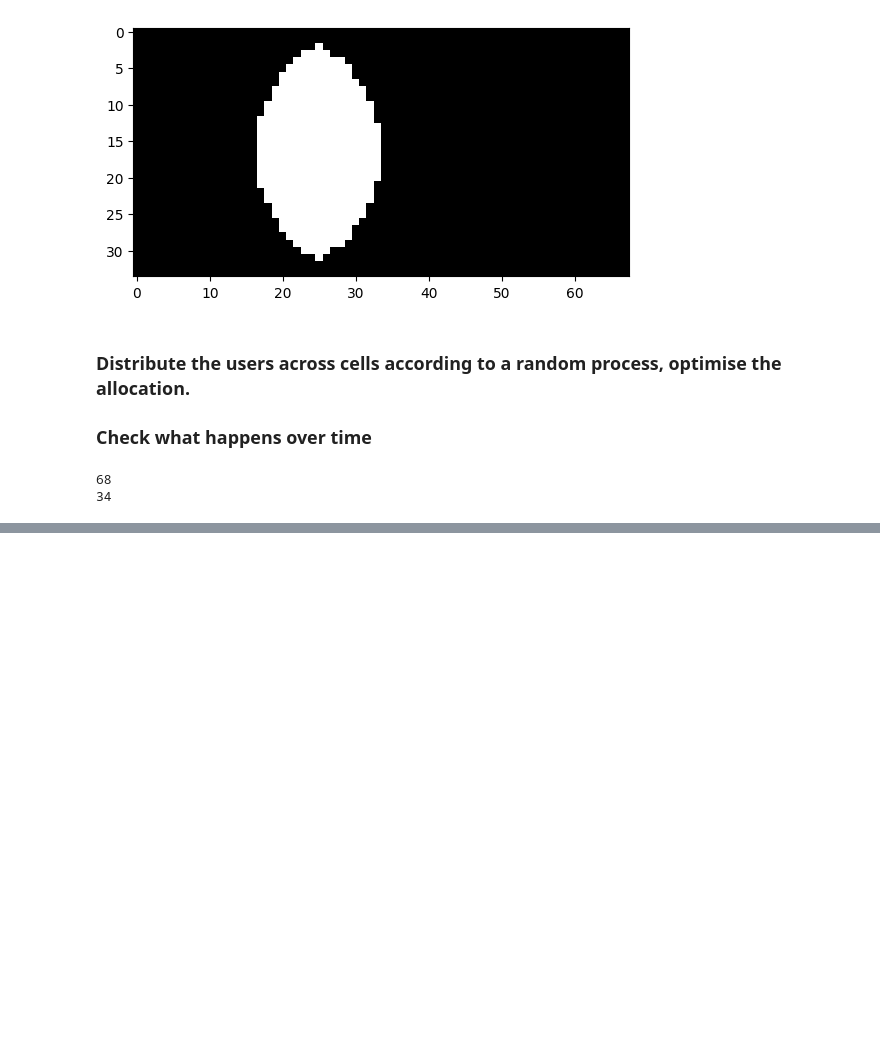
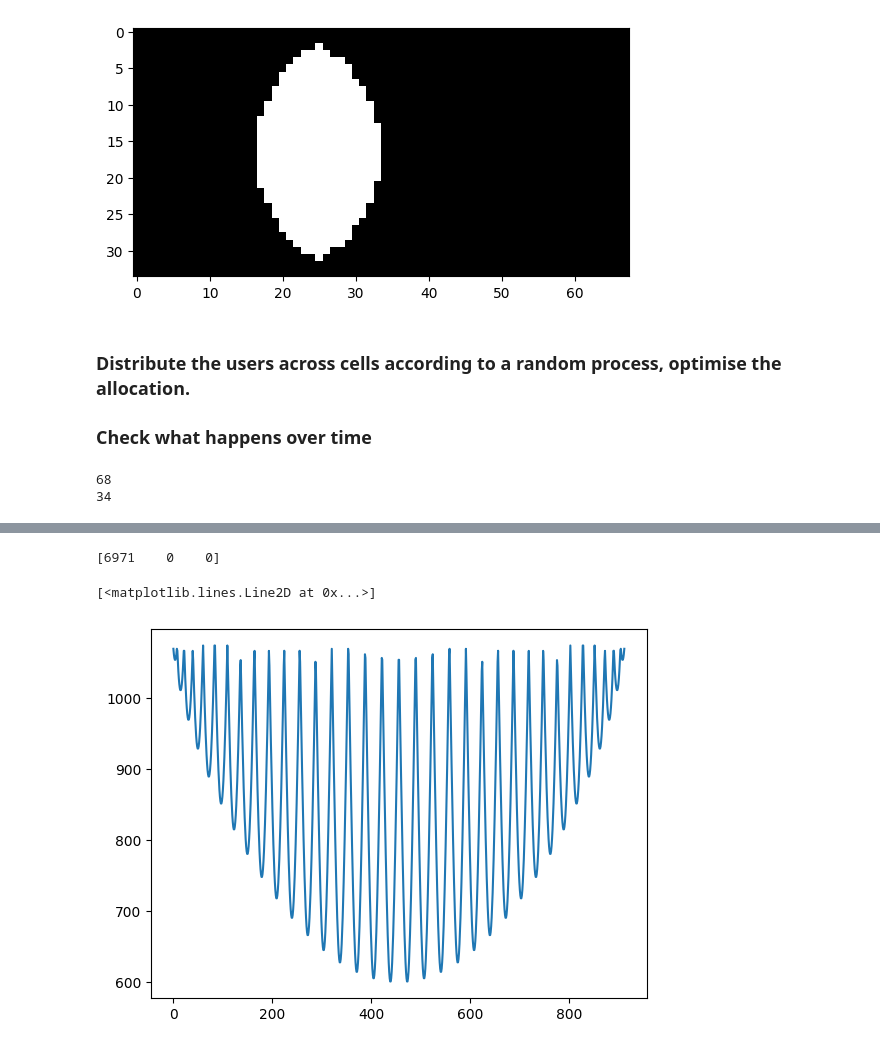
Before and after one commit to AppelEater/P10masters, a Jupyter notebook: investigation_of_demand_over_time.ipynb, the cells around one changed output, grey strips where cells are left out. Cells and saved outputs as stored; diff of their text form; code cells hidden in the pictures; blank space fills up the shorter version.

Commit message:
Implemented Optimisation Algorithm, with a user aggregate system

```diff
--- a/investigation_of_demand_over_time.ipynb
+++ b/investigation_of_demand_over_time.ipynb
@@ -143,12 +143,12 @@ earth_radius = 6371  # in kilometers
 satellite_height = 600  # in meters
 
 # Place a satellite at the
-satellite_position = jnp.array([0, 0, satellite_height + earth_radius])  # in kilometers
+satellite_position = jnp.array([ satellite_height + earth_radius ,0, 0])  # in kilometers
 
 # Calculate the viewing angle
 lat_range, lon_range, _, _,_, angle_of_interest = pl.visible_angle(jnp.deg2rad(30), satellite_position)
 
-lon_range = jnp.array(lon_range)-jnp.pi/2
+lon_range = jnp.array(lon_range)
 lon_range = lon_range.at[1].set(lon_range[1]+(lon_range[1]-lon_range[0]))
 
 # Define the grid size and resolution, with 50 km size at the equator
@@ -253,11 +253,16 @@ cells = []
 for i in range(mesh_grid_comb.shape[0]):
     cells_row = []
     for j in range(mesh_grid_comb.shape[1]):
+
         density = jrandom.choice(key, jnp.array([3, 8]))
 
         key, subkey = jrandom.split(key)
-
+        user_list = []
         #print([pl.User(mesh_grid_comb[i,j,0], mesh_grid_comb[i,j,1], x, jrandom.choice(key, jnp.array([0,1]), p=jnp.array([0.1,0.9]))) for x in range(density)])
+        for x in range(density):
+            key, subkey = jrandom.split(key)
+            #print(jrandom.choice(key, jnp.array([0,1]), p=jnp.array([0.1,0.9])))
+            user_list.append(pl.User(mesh_grid_comb[i,j,0], mesh_grid_comb[i,j,1], x, jrandom.choice(key, jnp.array([0,1])*base_user_demand, p=jnp.array([0.1,0.9]))))
 
         cells_row.append(pl.square_cell(
             lat = mesh_grid_comb[i,j,0],
@@ -266,7 +271,7 @@ for i in range(mesh_grid_comb.shape[0]):
             longi_width=[],
             density=density,
             id=i*mesh_grid_comb.shape[1]+j,
-            users= [pl.User(mesh_grid_comb[i,j,0], mesh_grid_comb[i,j,1], x, jrandom.choice(key, jnp.array([0,1]), p=jnp.array([0.1,0.9]))) for x in range(density)],
+            users= user_list,
             users_amount=density
         ))
 
@@ -280,0 +333,20 @@ print(len(cells))
+# %%
+# calculate the distance from the first satellite to the cells
+
+distance = []
+
+for x in range(len(cells)):
+    for y in range(len(cells[x])):
+        if visible_area_of_sat_one[x,y]:
+            position = pl.spherical_to_cartesian(earth_radius, cells[x][y].lat, cells[x][y].longi)
+            distance.append(pl.calculate_distance(position[0], position[1],position[2], satellite_position))
+
+print(satellite_position)
+
+distance = jnp.array(distance)
+distance
+plt.plot(distance)
+# %% [output]
+[6971    0    0]
+[<matplotlib.lines.Line2D at 0x...>]
+[figure, added]
```
Also changed, not shown: parts of 11 cells of this notebook.
